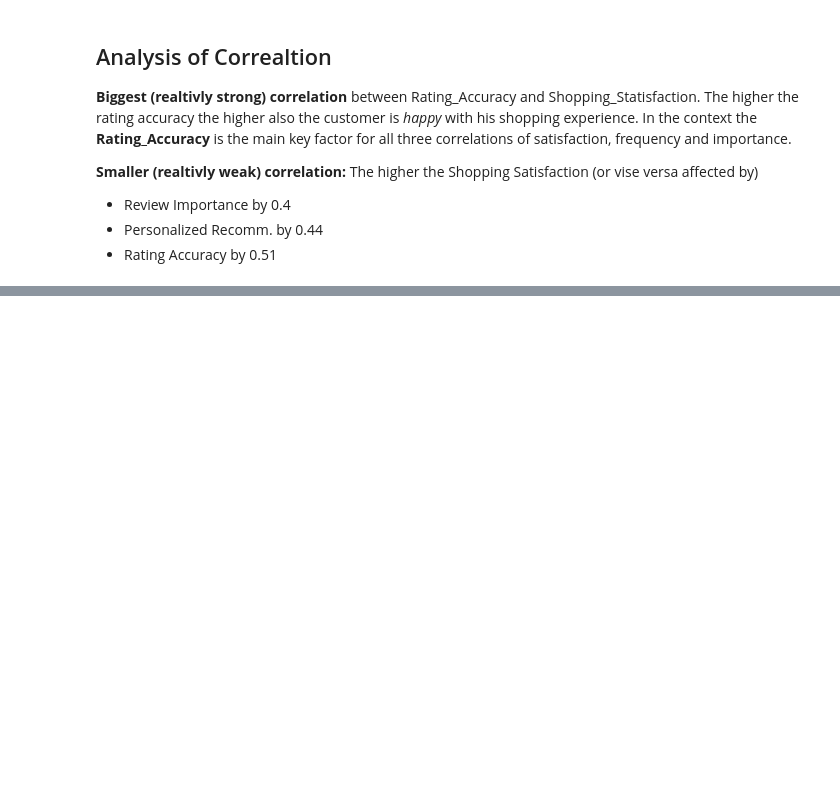
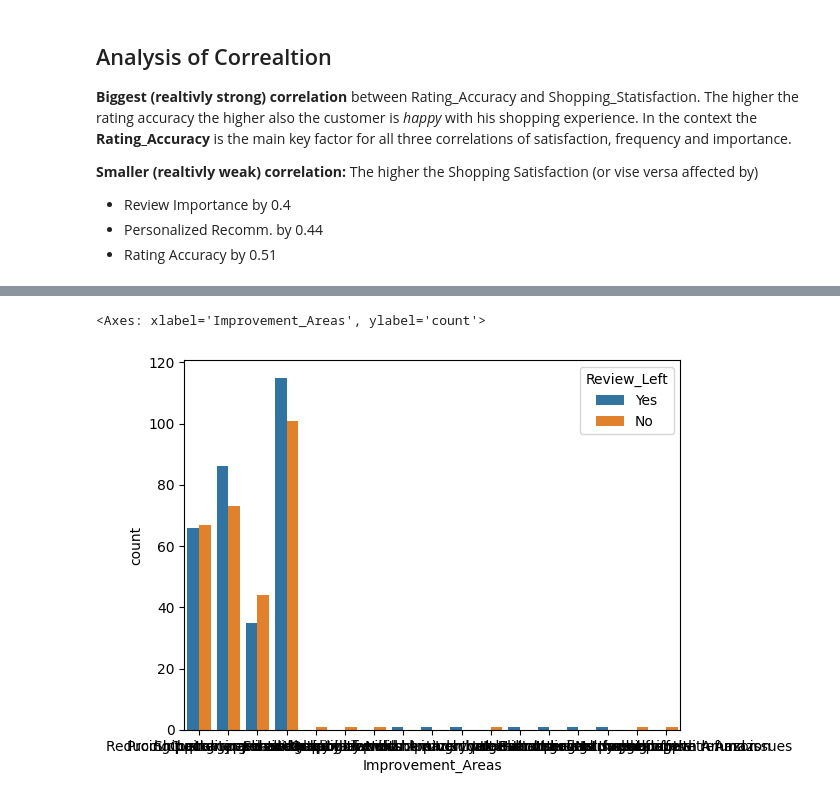
Before and after one commit to Korsas/-Exploratory-Amazon, a Jupyter notebook: amazon-consumer-behaviour-dataset-playthrough.ipynb, the cells around one changed output, grey strips where cells are left out. Saved outputs shown, nothing was run; the diff lists cells and outputs as text; code cells hidden in the pictures; blank space fills up the shorter version.

```diff
--- a/amazon-consumer-behaviour-dataset-playthrough.ipynb
+++ b/amazon-consumer-behaviour-dataset-playthrough.ipynb
@@ -116,0 +199,4 @@ The higher the Shopping Satisfaction (or vise versa affected by)
+# %%
+print(raw_data.loc[raw_data['Improvement_Areas']=='.']
+)
+raw_data = raw_data.loc[raw_data['Improvement_Areas']!='.']
@@ -116,0 +224,5 @@ The higher the Shopping Satisfaction (or vise versa affected by)
+# %%
+sns.countplot(x='Improvement_Areas',data=raw_data,hue='Review_Left')
+# %% [output]
+<Axes: xlabel='Improvement_Areas', ylabel='count'>
+[figure, added]
```
Also changed, not shown: parts of 12 cells of this notebook.
